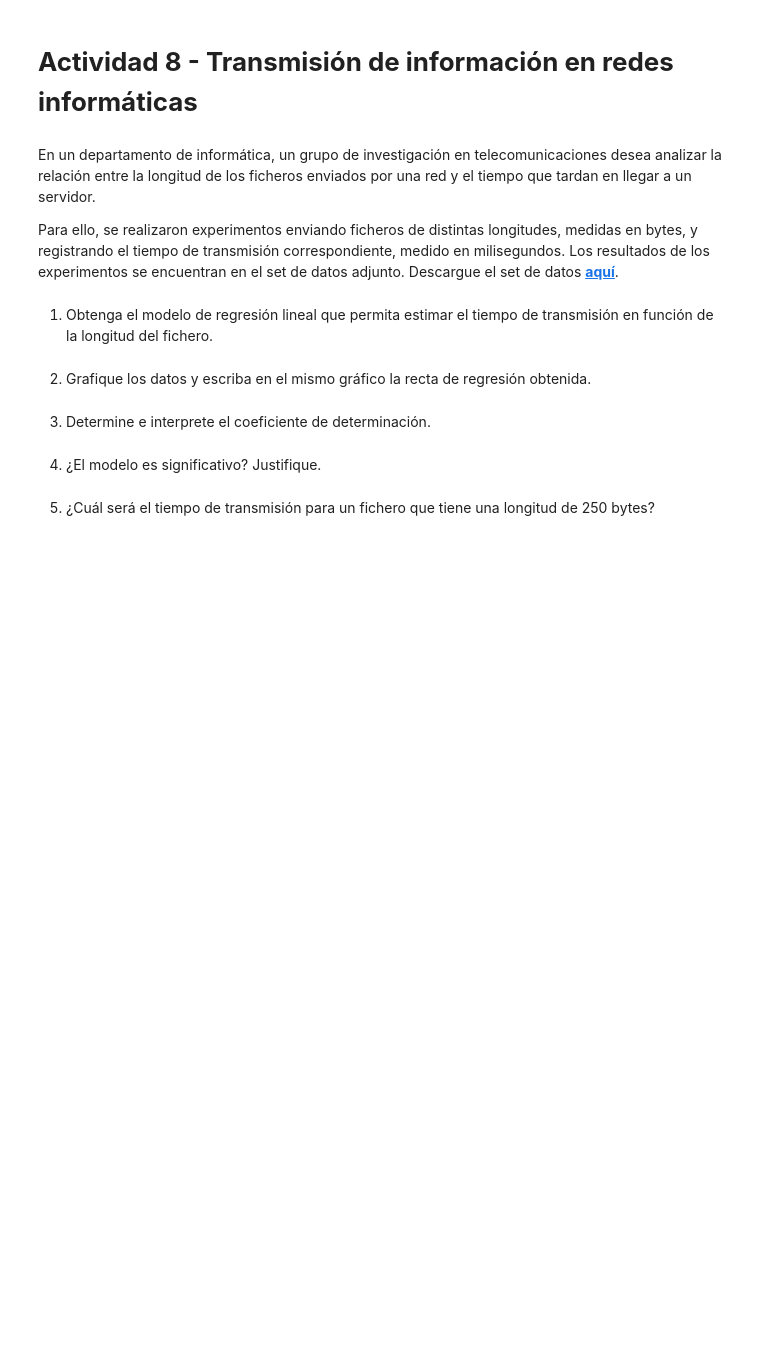
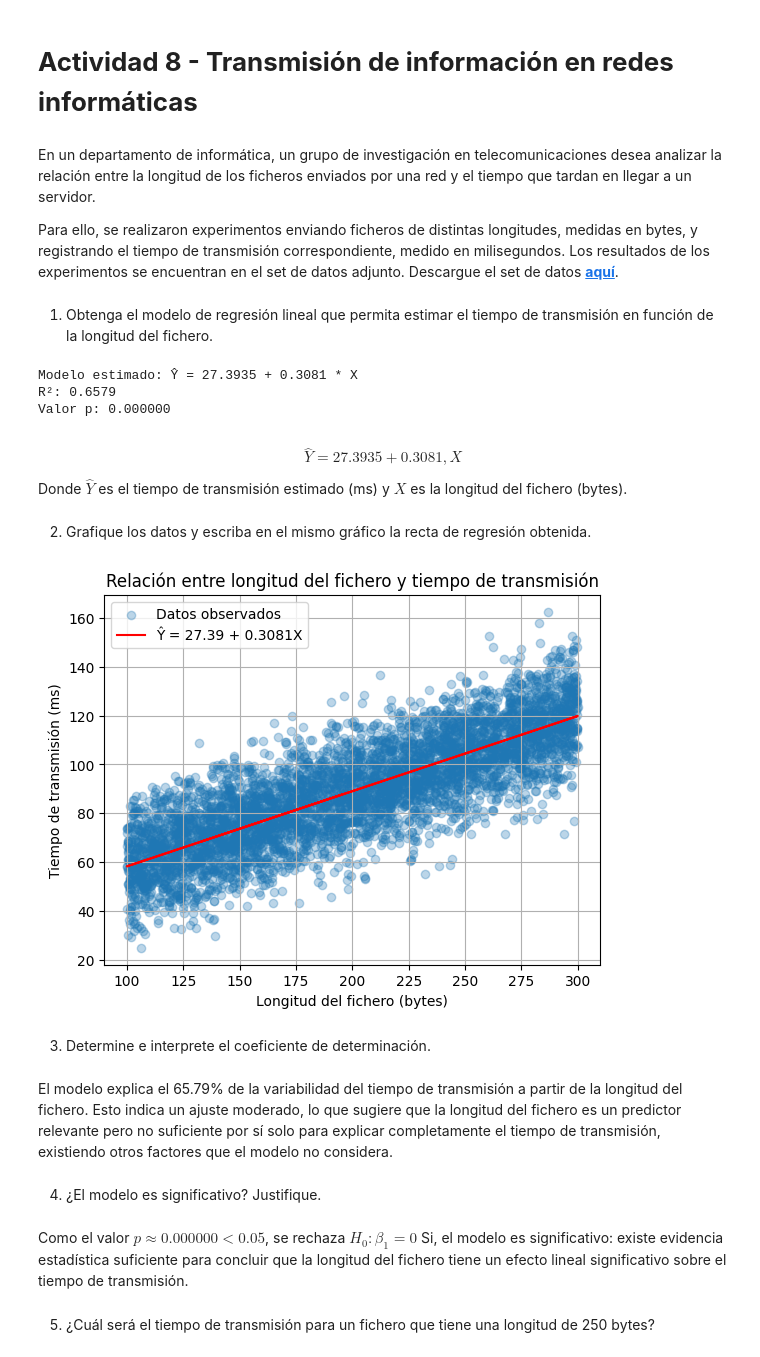
Before and after one commit to VincentiusFarenden/Inferencia-Estadistica, a Jupyter notebook: Laboratorio_6_MAT4152.ipynb, the cells around one changed output. Drawn from its saved outputs; the diff is of its cells as text; code cells hidden in the pictures; blank space fills up the shorter version.

```diff
--- a/Laboratorio_6_MAT4152.ipynb
+++ b/Laboratorio_6_MAT4152.ipynb
@@ -298,11 +534,53 @@ En un departamento de informática, un grupo de investigación en telecomunicaci
 Para ello, se realizaron experimentos enviando ficheros de distintas longitudes, medidas en bytes, y registrando el tiempo de transmisión correspondiente, medido en milisegundos. Los resultados de los experimentos se encuentran en el set de datos adjunto. Descargue el set de datos **<a href="https://docs.google.com/spreadsheets/d/128qjclJ0AoNyv4pHJvF8HtsAVVg_qSum/export?format=xlsx">aquí</a>**.
 # %% [markdown]
 1.	Obtenga el modelo de regresión lineal que permita estimar el tiempo de transmisión en función de la longitud del fichero.
+# %%
+import pandas as pd
+from scipy import stats
+
+df = pd.read_excel("G6_A8_datos_transmision.xlsx")
+longitud = df["longitud_bytes"]
+tiempo   = df["tiempo_ms"]
+
+slope, intercept, r, p, se = stats.linregress(longitud, tiempo)
+
+print(f"Modelo estimado: Ŷ = {intercept:.4f} + {slope:.4f} * X")
+print(f"R²: {r**2:.4f}")
+print(f"Valor p: {p:.6f}")
+# %% [output]
+Modelo estimado: Ŷ = 27.3935 + 0.3081 * X
+R²: 0.6579
+Valor p: 0.000000
+# %% [markdown]
+$$\hat{Y} = 27.3935 + 0.3081 , X$$
+
+Donde $\hat{Y}$ es el tiempo de transmisión estimado (ms) y $X$ es la longitud del fichero (bytes).
 # %% [markdown]
 2. Grafique los datos y escriba en el mismo gráfico la recta de regresión obtenida.
+# %%
+import matplotlib.pyplot as plt
+import numpy as np
+
+x = np.array(longitud)
+y_hat = intercept + slope * x
+
+plt.scatter(longitud, tiempo, alpha=0.3, label="Datos observados")
+plt.plot(x, y_hat, color="red", label=f"Ŷ = {intercept:.2f} + {slope:.4f}X")
+plt.xlabel("Longitud del fichero (bytes)")
+plt.ylabel("Tiempo de transmisión (ms)")
+plt.title("Relación entre longitud del fichero y tiempo de transmisión")
+plt.legend()
+plt.grid(True)
+plt.show()
+# %% [output]
+[figure, added]
 # %% [markdown]
 3. Determine e interprete el coeficiente de determinación.
+# %% [markdown]
+El modelo explica el 65.79% de la variabilidad del tiempo de transmisión a partir de la longitud del fichero. Esto indica un ajuste moderado, lo que sugiere que la longitud del fichero es un predictor relevante pero no suficiente por sí solo para explicar completamente el tiempo de transmisión, existiendo otros factores que el modelo no considera.
 # %% [markdown]
 4. ¿El modelo es significativo? Justifique.
+# %% [markdown]
+Como el valor $p \approx 0.000000 < 0.05$, se rechaza $H_0: \beta_1 = 0$ Si, el modelo es significativo: existe evidencia estadística suficiente para concluir que la longitud del fichero tiene un efecto lineal significativo sobre el tiempo de transmisión.
 # %% [markdown]
 5. ¿Cuál será el tiempo de transmisión para un fichero que tiene una longitud de 250 bytes?
```
Also changed, not shown: parts of 57 cells of this notebook, 2 other files.
